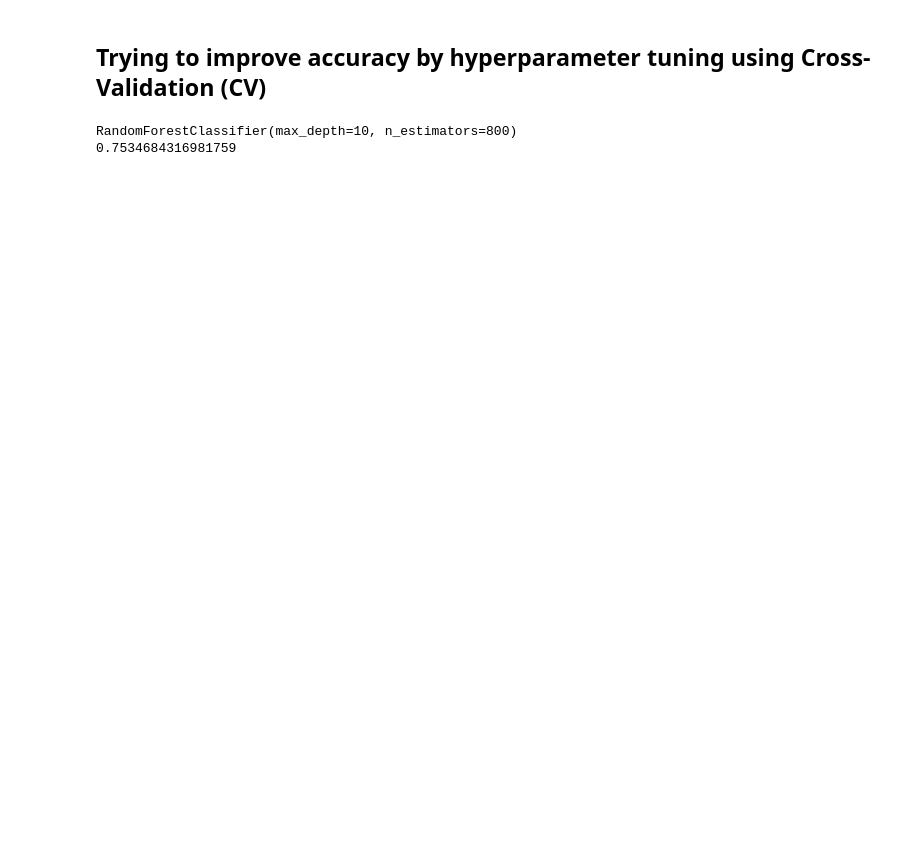
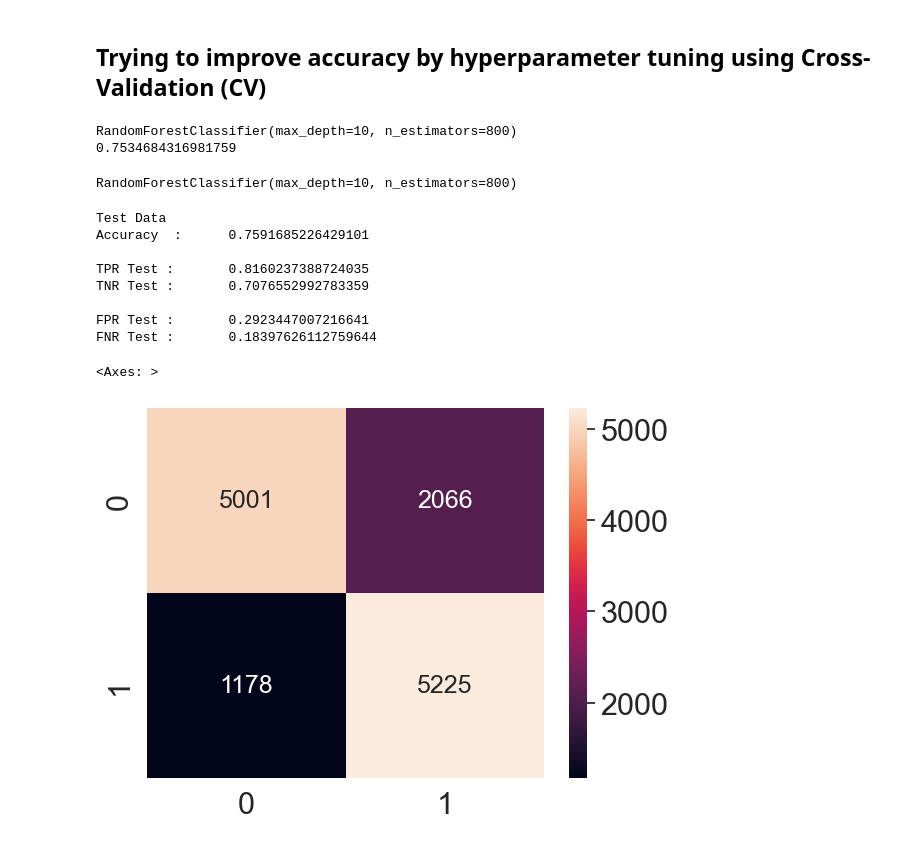
Before and after one commit to masamune-prog/SC1015_Project, a Jupyter notebook: Training Attempt #1 Using Indicators.ipynb, the cells around one changed output. Drawn from its saved outputs; the diff is of its cells as text; code cells hidden in the pictures; blank space fills up the shorter version.

```diff
--- a/Training Attempt #1 Using Indicators.ipynb
+++ b/Training Attempt #1 Using Indicators.ipynb
@@ -450,3 +457,48 @@ print(np.abs(hpGrid.best_score_))
 # %% [output]
 RandomForestClassifier(max_depth=10, n_estimators=800)
 0.7534684316981759
+# %%
+# Create the Random Forest object
+rforest = RandomForestClassifier(n_estimators = 800,  # n_estimators denote number of trees
+                                 max_depth = 10)       # set the maximum depth of each tree
+# %%
+rforest.fit(X_train, y_train.label_meaning.ravel())
+# %% [output]
+RandomForestClassifier(max_depth=10, n_estimators=800)
+# %%
+# Predict the Response corresponding to Predictors
+y_test_pred = rforest.predict(X_test)
+
+# Print the Classification Accuracy
+print("Test Data")
+print("Accuracy  :\t", rforest.score(X_test, y_test))
+print()
+
+# Print the Accuracy Measures from the Confusion Matrix
+cmTest = confusion_matrix(y_test, y_test_pred)
+tpTest = cmTest[1][1] # True Positives : Good (1) predicted Good (1)
+fpTest = cmTest[0][1] # False Positives : Bad (0) predicted Good (1)
+tnTest = cmTest[0][0] # True Negatives : Bad (0) predicted Bad (0)
+fnTest = cmTest[1][0] # False Negatives : Good (1) predicted Bad (0)
+
+print("TPR Test :\t", (tpTest/(tpTest + fnTest)))
+print("TNR Test :\t", (tnTest/(tnTest + fpTest)))
+print()
+
+print("FPR Test :\t", (fpTest/(fpTest + tnTest)))
+print("FNR Test :\t", (fnTest/(fnTest + tpTest)))
+
+# Plot the two-way Confusion Matrix
+sb.heatmap(confusion_matrix(y_test, y_test_pred),
+           annot = True, fmt=".0f", annot_kws={"size": 18})
+# %% [output]
+Test Data
+Accuracy  :      0.7591685226429101
+
+TPR Test :       0.8160237388724035
+TNR Test :       0.7076552992783359
+
+FPR Test :       0.2923447007216641
+FNR Test :       0.18397626112759644
+<Axes: >
+[figure, added]
```
Also changed, not shown: parts of 7 cells of this notebook.
